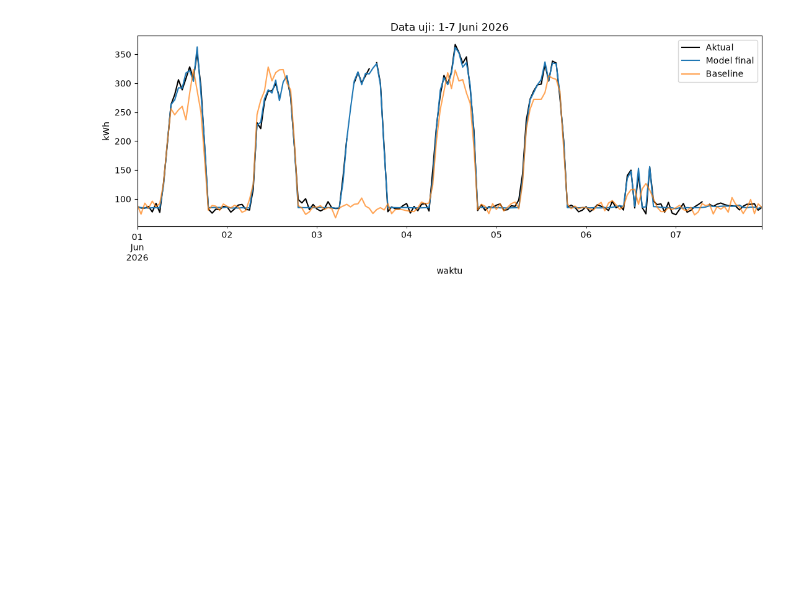
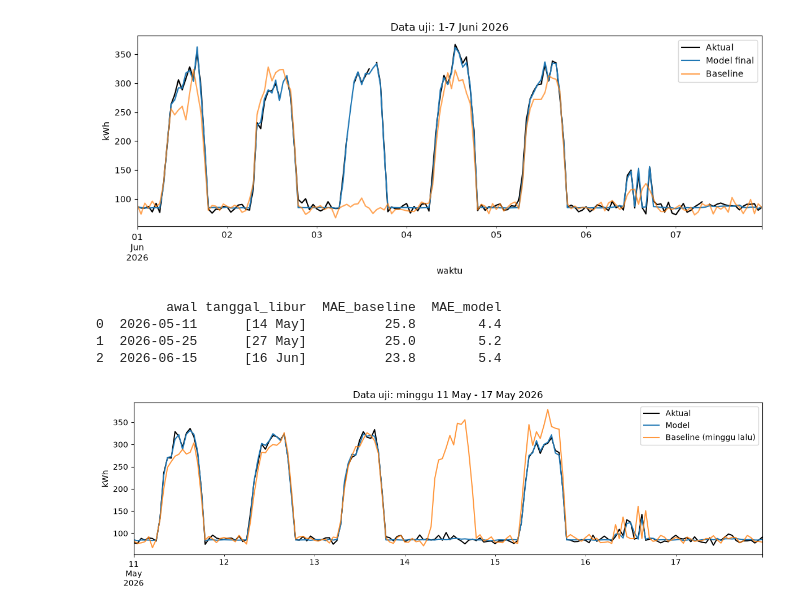
Before and after one commit to Danlions/Building_Energy_Consumption, a Jupyter notebook: notebooks/02_model.ipynb, the cells around one changed output. Drawn from its saved outputs; the diff is of its cells as text; code cells hidden in the pictures; blank space fills up the shorter version.

Commit message:
Save Fig 02 model

```diff
--- a/notebooks/02_model.ipynb
+++ b/notebooks/02_model.ipynb
@@ -321,3 +321,53 @@ plt.savefig("../artifacts/test_minggu_juni.png", dpi=150, bbox_inches="tight")
 plt.show()
 # %% [output]
 [figure]
+# %%
+import sys; sys.path.append("..")
+import json, joblib
+import pandas as pd
+import matplotlib.pyplot as plt
+from src.features import buat_fitur
+
+d = pd.read_csv("../data/clean.csv", parse_dates=["waktu"], index_col="waktu").asfreq("h")
+meta = json.load(open("../artifacts/metadata.json"))
+model = joblib.load("../artifacts/model.joblib")
+
+d["model"] = model.predict(buat_fitur(d, pakai_lag=False)[meta["fitur_masukan"]])
+d["baseline"] = d["konsumsi_filled"].shift(168)
+
+# cari minggu penuh (Senin-Minggu) di data uji yang memuat libur di hari kerja
+kandidat = []
+for awal in pd.date_range("2026-05-04", "2026-06-22", freq="7D"):
+    w = d.loc[awal: awal + pd.Timedelta(hours=167)]
+    libur = w.index[(w["hari_libur"] == 1) & (w.index.dayofweek < 5)].normalize().unique()
+    ok = w["konsumsi_kWh"].notna()
+    if len(libur) > 0:
+        kandidat.append({
+            "awal": awal.date(),
+            "tanggal_libur": [x.strftime("%d %b") for x in libur],
+            "MAE_baseline": round((w["konsumsi_kWh"] - w["baseline"])[ok].abs().mean(), 1),
+            "MAE_model": round((w["konsumsi_kWh"] - w["model"])[ok].abs().mean(), 1),
+        })
+tabel = pd.DataFrame(kandidat)
+print(tabel.to_string())
+
+# pilih minggu dengan galat baseline terbesar
+awal = pd.Timestamp(tabel.loc[tabel["MAE_baseline"].idxmax(), "awal"])
+w = d.loc[awal: awal + pd.Timedelta(hours=167)]
+
+fig, ax = plt.subplots(figsize=(12, 3.8))
+w["konsumsi_kWh"].plot(ax=ax, label="Aktual", color="black")
+w["model"].plot(ax=ax, label="Model", color="tab:blue")
+w["baseline"].plot(ax=ax, label="Baseline (minggu lalu)", color="tab:orange", alpha=0.8)
+ax.set_title(f"Data uji: minggu {awal:%d %b} - {(awal + pd.Timedelta(days=6)):%d %b %Y}")
+ax.set_ylabel("kWh"); ax.set_xlabel("")
+ax.legend()
+plt.tight_layout()
+plt.savefig("../artifacts/minggu_libur_test.png", dpi=150, bbox_inches="tight")
+plt.show()
+# %% [output]
+         awal tanggal_libur  MAE_baseline  MAE_model
+0  2026-05-11      [14 May]          25.8        4.4
+1  2026-05-25      [27 May]          25.0        5.2
+2  2026-06-15      [16 Jun]          23.8        5.4
+[figure, added]
```
Also changed, not shown: parts of 2 cells of this notebook, 1 other file.
